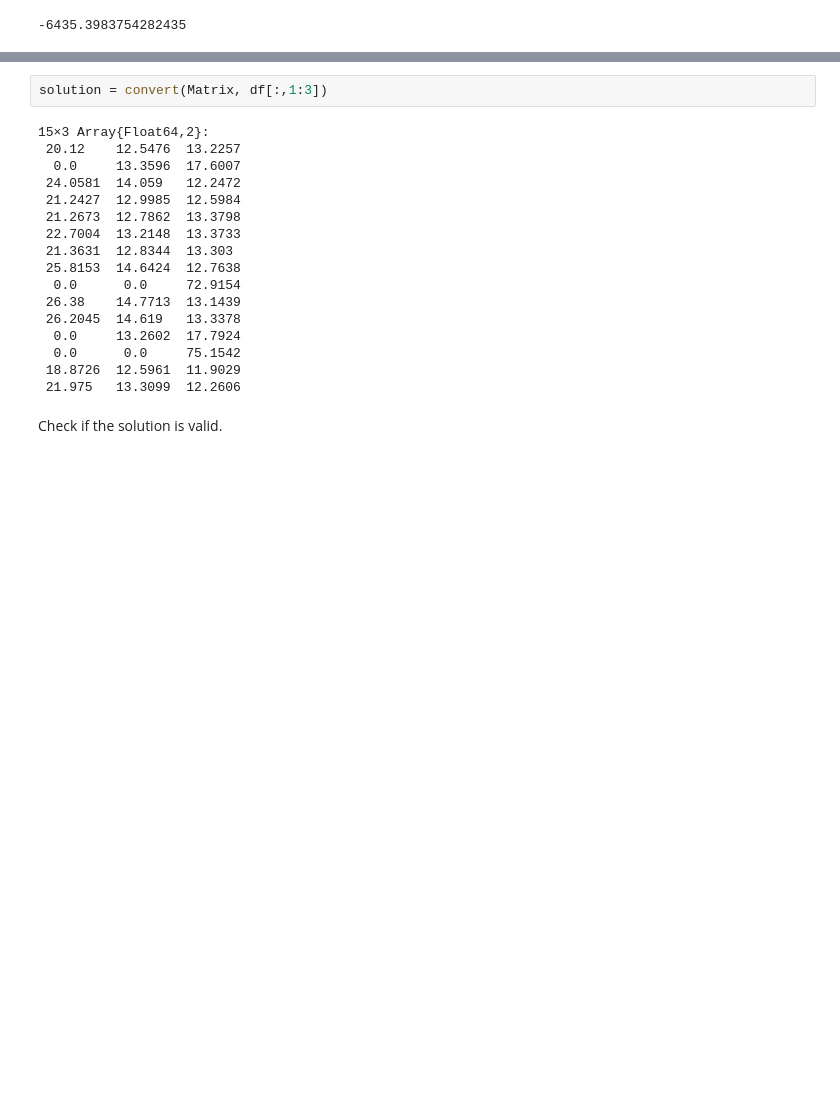
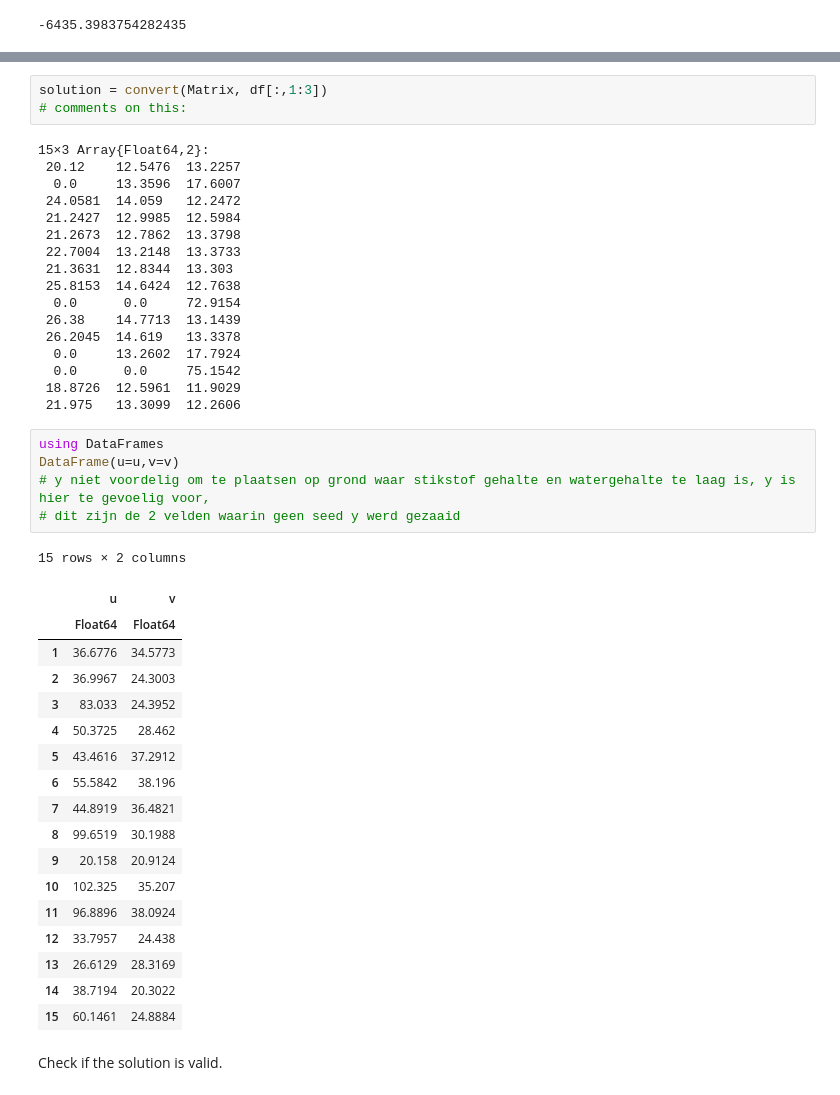
Before and after one commit to tjvneste/STMO_project, a Jupyter notebook: project_sowing_plan.ipynb, the cells around one changed output, grey strips where cells are left out. Cells and saved outputs as stored; diff of their text form; blank space fills up the shorter version.

```diff
--- a/project_sowing_plan.ipynb
+++ b/project_sowing_plan.ipynb
@@ -456,6 +447,7 @@ revenueoptimal = 6435.398375500076
 6435.398375500076
 # %%
 solution = convert(Matrix, df[:,1:3])
+# comments on this:
 # %% [output]
 15×3 Array{Float64,2}:
  20.12    12.5476  13.2257
@@ -473,6 +465,30 @@ solution = convert(Matrix, df[:,1:3])
   0.0      0.0     75.1542
  18.8726  12.5961  11.9029
  21.975   13.3099  12.2606
+# %%
+using DataFrames
+DataFrame(u=u,v=v)
+# y niet voordelig om te plaatsen op grond waar stikstof gehalte en watergehalte te laag is, y is hier te gevoelig voor,
+# dit zijn de 2 velden waarin geen seed y werd gezaaid
+# %% [output]
+15 rows × 2 columns
+|  | u | v |
+|  | Float64 | Float64 |
+| 1 | 36.6776 | 34.5773 |
+| 2 | 36.9967 | 24.3003 |
+| 3 | 83.033 | 24.3952 |
+| 4 | 50.3725 | 28.462 |
+| 5 | 43.4616 | 37.2912 |
+| 6 | 55.5842 | 38.196 |
+| 7 | 44.8919 | 36.4821 |
+| 8 | 99.6519 | 30.1988 |
+| 9 | 20.158 | 20.9124 |
+| 10 | 102.325 | 35.207 |
+| 11 | 96.8896 | 38.0924 |
+| 12 | 33.7957 | 24.438 |
+| 13 | 26.6129 | 28.3169 |
+| 14 | 38.7194 | 20.3022 |
+| 15 | 60.1461 | 24.8884 |
 # %% [markdown]
 Check if the solution is valid.
 # %%
```
Also changed, not shown: parts of 37 cells of this notebook, 1 other file.
